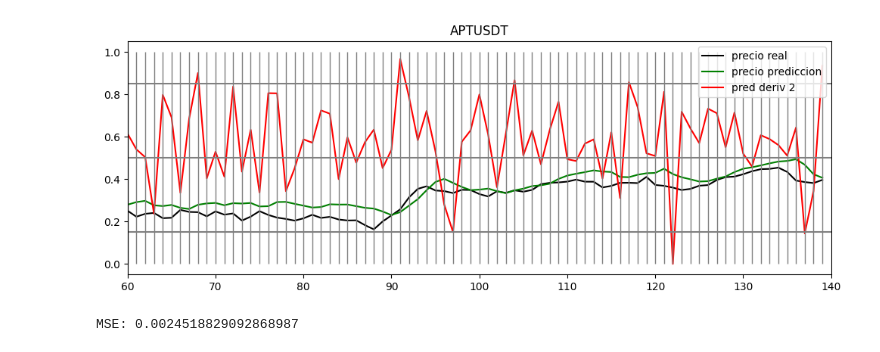
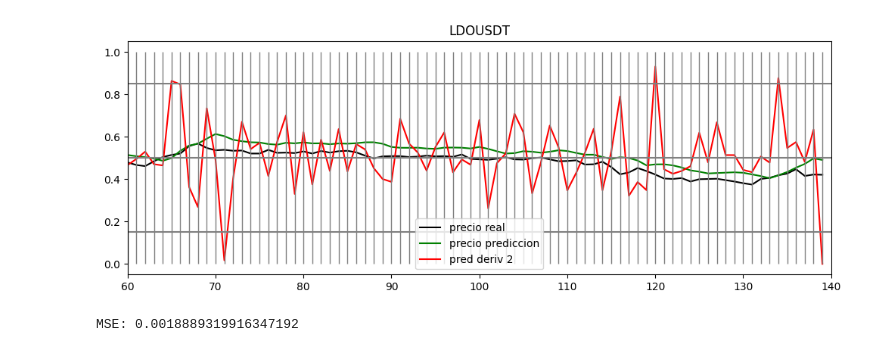
Before and after one commit to luisgomezzz/luchocrypto, a Jupyter notebook: predictor/predictor.ipynb, the cells around one changed output. Saved outputs shown, nothing was run; the diff lists cells and outputs as text; code cells hidden in the pictures.

```diff
--- a/predictor/predictor.ipynb
+++ b/predictor/predictor.ipynb
@@ -15,7 +15,7 @@ import numpy as np
 from sklearn.metrics import mean_squared_error
 import keras
 
-symbol = 'APTUSDT'
+symbol = 'LDOUSDT'
 client = Client("qycthSI8s5HH0b95MxH3lFKPPUeZu8mCSgztp00x2d7SdHmfOp2U9qBeCCbxPyDg",
                 "zeJqYkyWzBIdGDMmyfUnofQiThirgEgOCDYvS3rzcq4yle1afD7YEQkciCI43yNs")
 
@@ -191,2 +191,2 @@ print('MSE:', mse)
-[figure, old version]
+[figure, new version]
-MSE: 0.0024518829092868987
+MSE: 0.0018889319916347192
```
Also changed, not shown: parts of 1 cell of this notebook, 3 other files.
